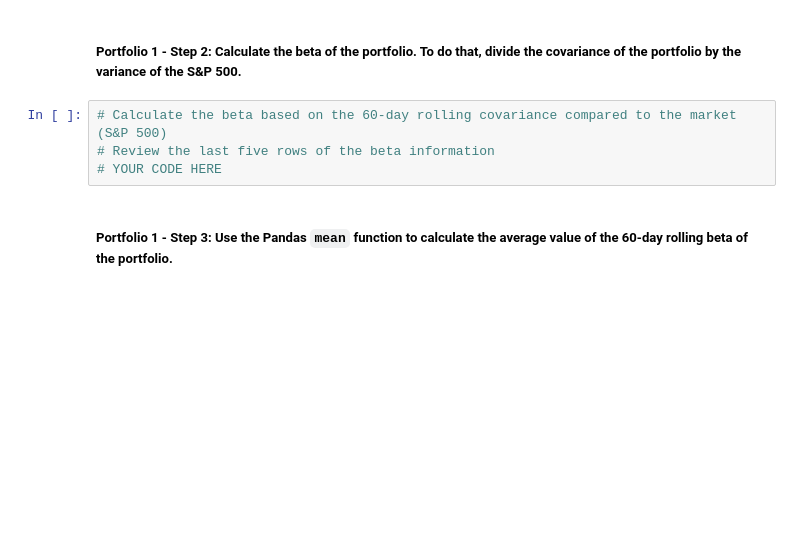
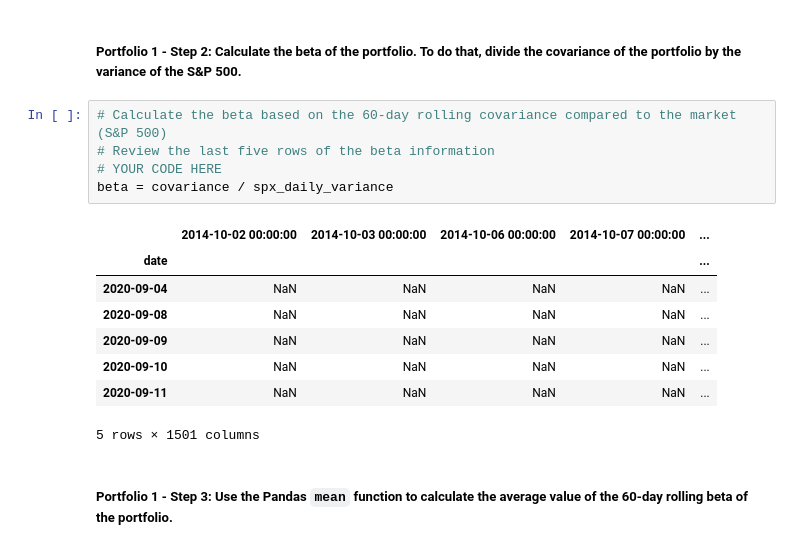
Before and after one commit to willco-1/analyizing-risk-return-challenge, a Jupyter notebook: risk_return_analysis.ipynb, the cells around one changed output. Saved outputs shown, nothing was run; the diff lists cells and outputs as text; blank space fills up the shorter version.

```diff
--- a/risk_return_analysis.ipynb
+++ b/risk_return_analysis.ipynb
@@ -385,7 +409,17 @@ Your analysis is nearing completion. Now, you need to evaluate how the portfolio
 # %%
 # Calculate the beta based on the 60-day rolling covariance compared to the market (S&P 500)
 # Review the last five rows of the beta information
 # YOUR CODE HERE
+beta = covariance / spx_daily_variance
+# %% [output]
+|  | 2014-10-02 00:00:00 | 2014-10-03 00:00:00 | 2014-10-06 00:00:00 | 2014-10-07 00:00:00 | ... |
+| date |  |  |  |  | ... |
+| 2020-09-04 | NaN | NaN | NaN | NaN | ... |
+| 2020-09-08 | NaN | NaN | NaN | NaN | ... |
+| 2020-09-09 | NaN | NaN | NaN | NaN | ... |
+| 2020-09-10 | NaN | NaN | NaN | NaN | ... |
+| 2020-09-11 | NaN | NaN | NaN | NaN | ... |
+5 rows × 1501 columns
 # %% [markdown]
 ##### Portfolio 1 - Step 3: Use the Pandas `mean` function to calculate the average value of the 60-day rolling beta of the portfolio.
 # %%
```
Also changed, not shown: parts of 18 cells of this notebook, 1 other file.
